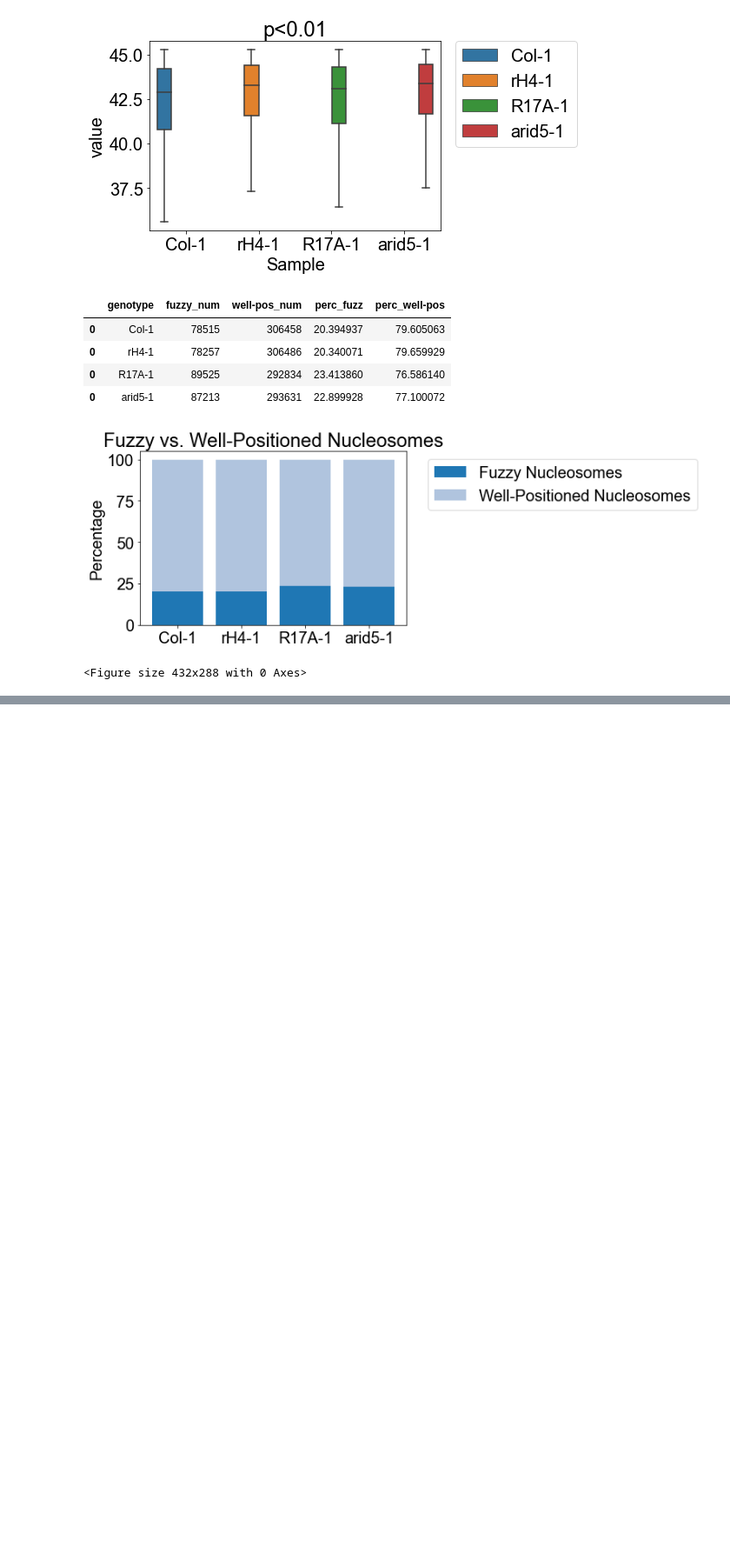
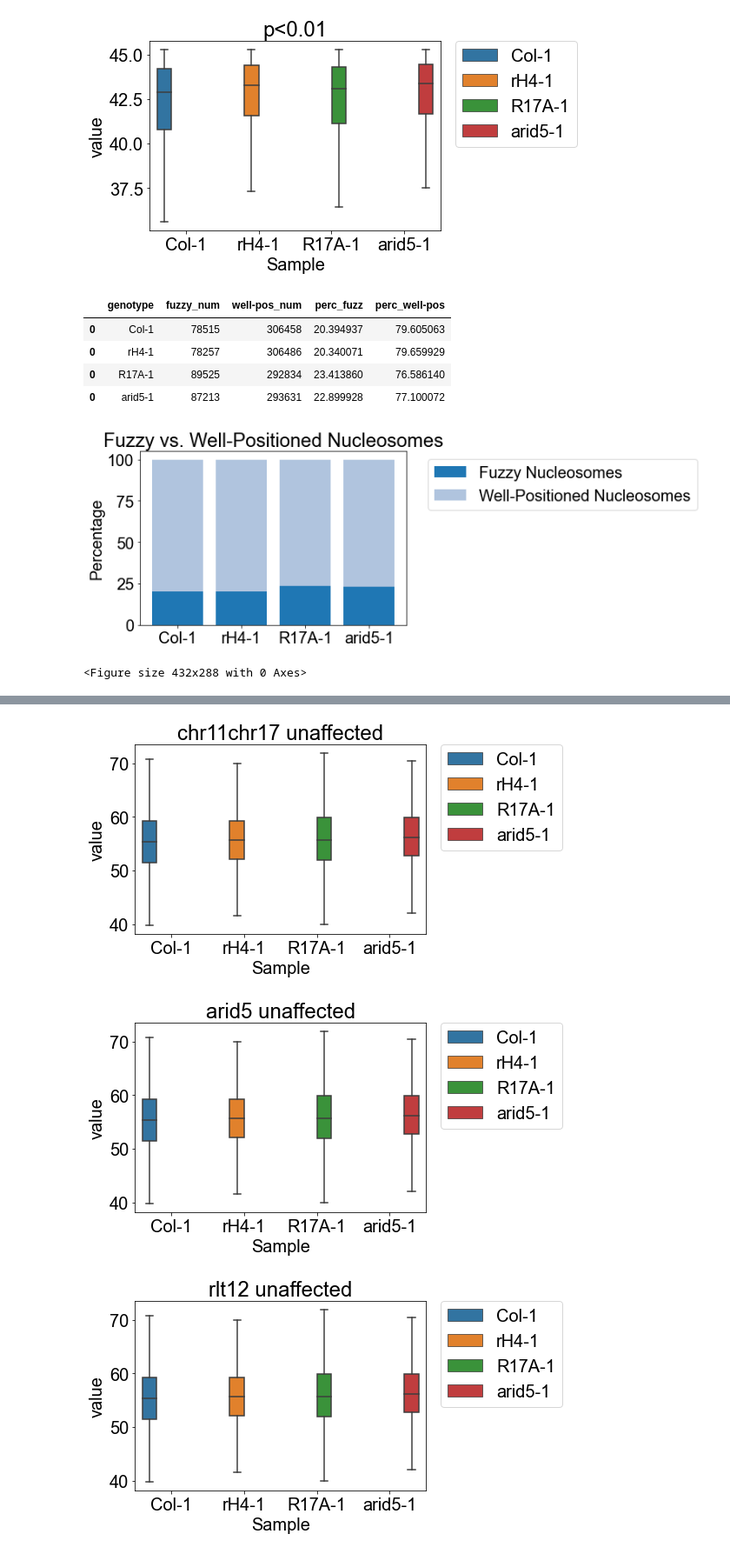
Before and after one commit to etc27/MNaseseq-workflow, a Jupyter notebook: analysis/calculate_fuzziness.ipynb, the cells around one changed output, grey strips where cells are left out. Shown: that part at 87% size. Saved outputs shown, nothing was run; the diff lists cells and outputs as text; code cells hidden in the pictures; blank space fills up the shorter version.

```diff
--- a/analysis/calculate_fuzziness.ipynb
+++ b/analysis/calculate_fuzziness.ipynb
@@ -448,0 +578,5 @@ plt.savefig(path_to_file,bbox_inches='tight')
+# %%
+x13_unaffected = pd.merge(s13_6_unaffected, s13_9_unaffected, how="outer")
+arid5_rlt12_unaffected = pd.merge(arid5_unaffected, rlt12_unaffected, how="outer")
+iswi_unaffected = pd.merge(arid5_rlt12_unaffected, chr_unaffected, how="outer")
+all_unaffected = pd.merge(iswi_unaffected, x13_unaffected, how="outer")
@@ -448,0 +645,22 @@ plt.savefig(path_to_file,bbox_inches='tight')
+# %%
+# Unaffected genes
+#chr11/17
+make_boxplots(Col_1_overlap, rH4_1_overlap, R17A_1_overlap, arid5_1_overlap, "chr11chr17 unaffected", gene_list=chr_unaffected)
+#arid5
+make_boxplots(Col_1_overlap, rH4_1_overlap, R17A_1_overlap, arid5_1_overlap, "arid5 unaffected", gene_list=arid5_unaffected)
+#rlt12
+make_boxplots(Col_1_overlap, rH4_1_overlap, R17A_1_overlap, arid5_1_overlap, "rlt12 unaffected", gene_list=rlt12_unaffected)
+#13-6
+make_boxplots(Col_1_overlap, rH4_1_overlap, R17A_1_overlap, arid5_1_overlap, "13-6 unaffected", gene_list=x13_6_unaffected)
+#13-9
+make_boxplots(Col_1_overlap, rH4_1_overlap, R17A_1_overlap, arid5_1_overlap, "13-9 unaffected", gene_list=x13_9_unaffected)
+#13
+make_boxplots(Col_1_overlap, rH4_1_overlap, R17A_1_overlap, arid5_1_overlap, "13 unaffected", gene_list=x13_unaffected)
+#ISWI
+make_boxplots(Col_1_overlap, rH4_1_overlap, R17A_1_overlap, arid5_1_overlap, "ISWI unaffected", gene_list=iswi_unaffected)
+#All
+make_boxplots(Col_1_overlap, rH4_1_overlap, R17A_1_overlap, arid5_1_overlap, "All unaffected", gene_list=all_unaffected)
+# %% [output]
+[figure, added]
+[figure, added]
+[figure, added]
```
Also changed, not shown: parts of 22 cells of this notebook.
